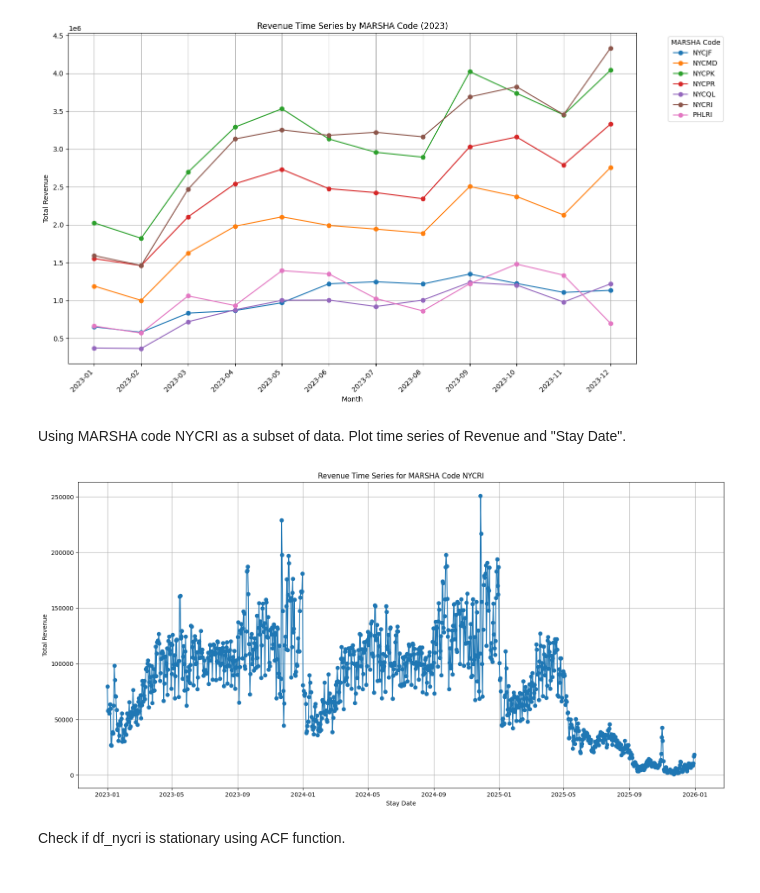
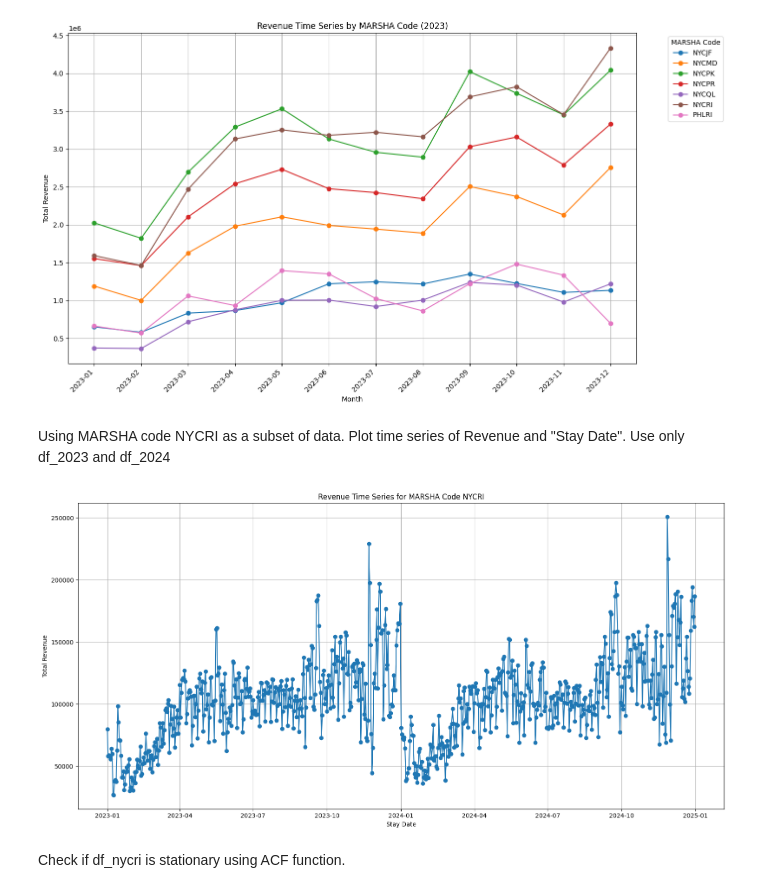
Before and after one commit to Ssahu620/ss-Capstone-Project, a Jupyter notebook: 062025_ss_cp.ipynb, the cells around one changed output. Drawn from its saved outputs; the diff is of its cells as text; code cells hidden in the pictures.

```diff
--- a/062025_ss_cp.ipynb
+++ b/062025_ss_cp.ipynb
@@ -583,37 +583,37 @@ plt.show()
 # %% [output]
 [figure]
 # %% [markdown]
-Using MARSHA code NYCRI as a subset of data. Plot time series of Revenue and "Stay Date".
+Using MARSHA code NYCRI as a subset of data. Plot time series of Revenue and "Stay Date". Use only df_2023 and df_2024
 # %%
 # prompt: Using MARSHA code NYCRI as a subset of data. Plot time series of Revenue and "Stay Date".
 
 # Concatenate all dataframes
-df_combined_all = pd.concat([df_2023, df_2024, df_2025])
+df_combined_all = pd.concat([df_2023, df_2024])
 
 # Filter for MARSHA Code 'NYCRI'
 df_nycri = df_combined_all[df_combined_all['MARSHA Code'] == 'NYCRI'].copy()
 
 # Convert 'Stay Date' to datetime objects
 df_nycri['Stay Date'] = pd.to_datetime(df_nycri['Stay Date'], format='mixed')
 
 # Sort by date to ensure correct time series plotting
 df_nycri = df_nycri.sort_values(by='Stay Date')
 
 # Group by 'Stay Date' and sum the 'Revenue' for that date
 revenue_by_stay_date = df_nycri.groupby('Stay Date')['Revenue'].sum().reset_index()
 
 # Plotting the time series
 plt.figure(figsize=(16, 8))
 plt.plot(revenue_by_stay_date['Stay Date'], revenue_by_stay_date['Revenue'], marker='o', linestyle='-')
 
 plt.title('Revenue Time Series for MARSHA Code NYCRI')
 plt.xlabel('Stay Date')
 plt.ylabel('Total Revenue')
 plt.grid(True)
 plt.tight_layout()
 plt.show()
 # %% [output]
-[figure, old version]
+[figure, new version]
 # %% [markdown]
 Check if df_nycri is stationary using ACF function.
 # %%
```
Also changed, not shown: parts of 8 cells of this notebook.
